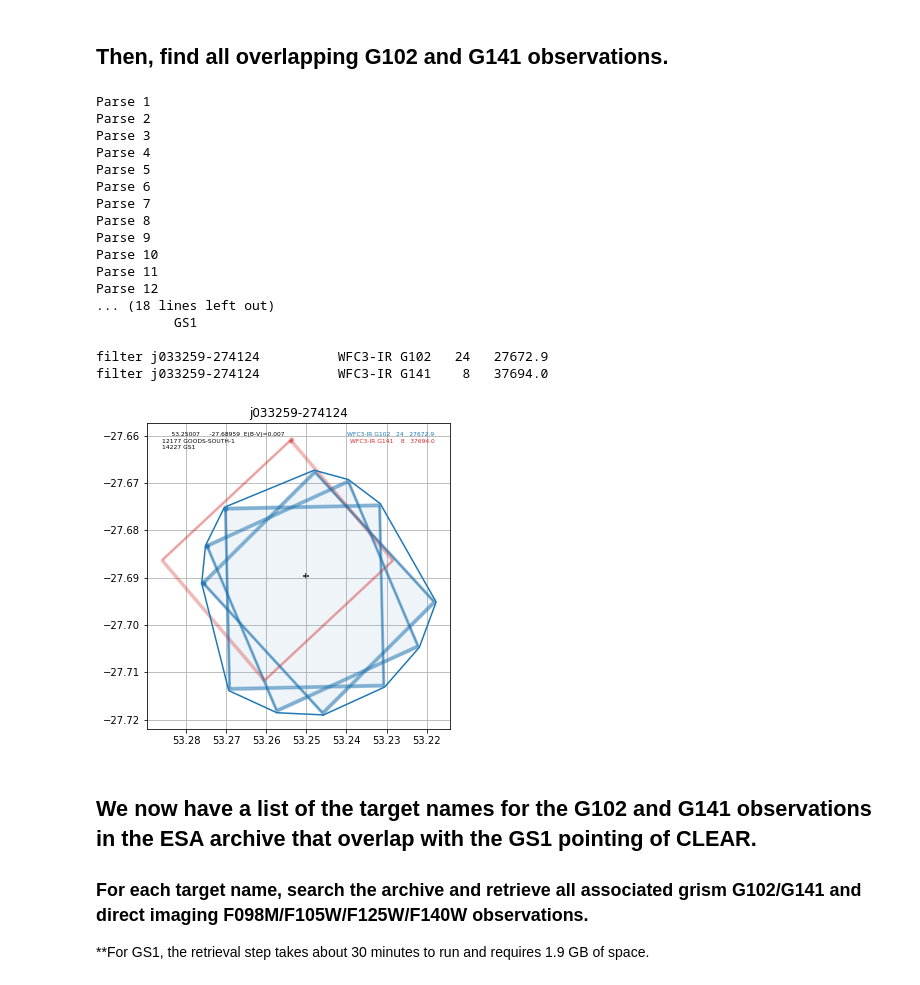
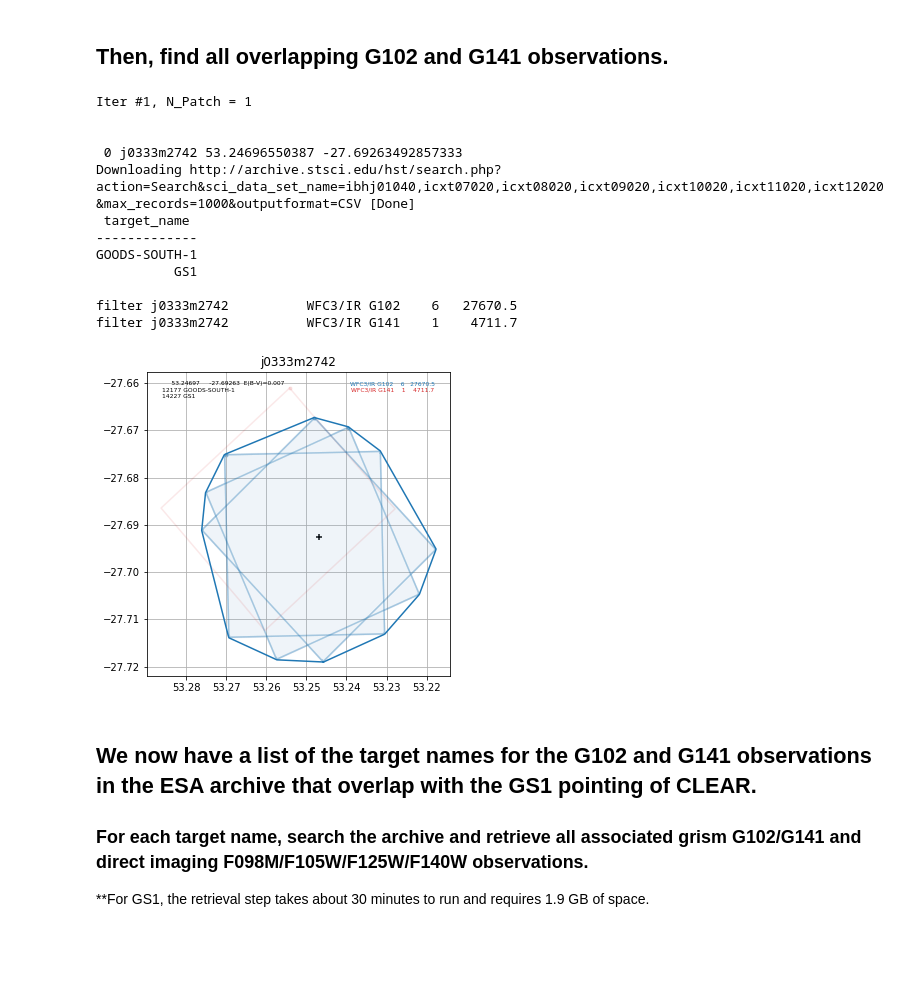
Before and after one commit to ivastar/clear, a Jupyter notebook: notebooks/grizli/grizli_retrieve_and_prep.ipynb, the cells around one changed output. Saved outputs shown, nothing was run; the diff lists cells and outputs as text; code cells hidden in the pictures; blank space fills up the shorter version.

Commit message:
adding mastquery functionality

```diff
--- a/notebooks/grizli/grizli_retrieve_and_prep.ipynb
+++ b/notebooks/grizli/grizli_retrieve_and_prep.ipynb
@@ -9,7 +9,14 @@ Retrieve and reduce raw CLEAR G102/F105W and 3D-HST G141/F140W observations for
 These series of notebooks draw heavily from Gabe Brammer's existing grizli notebooks, which are available at https://github.com/gbrammer/grizli/tree/master/examples, but with specific focus for the CLEAR survey.
 # %%
 import grizli
-from hsaquery import query, overlaps
+
+try:
+    from mastquery import query, overlaps
+    use_mquery = True
+except:
+    from hsaquery import query, overlaps
+    use_mquery = False
+
 import os
 import numpy as np
 from grizli.pipeline import auto_script
@@ -45,9 +52,18 @@ os.chdir(HOME_PATH)
 # %%
 if True:
     # The parent query targets only the G102 observations in the CLEAR pointing 'GS1'
-    extra = query.DEFAULT_EXTRA.copy()
-    extra += ["TARGET.TARGET_NAME LIKE '%s'"%field]
+
+    if use_mquery:
+        extra = {'target_name':field}
+    else:
+        extra = query.DEFAULT_EXTRA.copy()
+        extra += ["TARGET.TARGET_NAME LIKE '%s'"%field]
 
     # proposid 14227 = CLEAR
-    parent = query.run_query(proposid = [14227], instruments=['WFC3-IR', 'ACS-WFC'],
-                         extensions=['FLT'], filters=['G102'], extra = extra)
+    #parent = query.run_query(box = None, proposid = [14227], instruments=['WFC3/IR', 'ACS/WFC'],
+    #                     extensions=['FLT'], filters=['G102'], extra = {'target_name':field})
+    #parent = query.run_query(box=None, proposal_id=[11359], instruments=['WFC3/IR', 'ACS/WFC'],
+    #                     filters=['G102','G141'])
+
+    parent = query.run_query(box = None, proposal_id = [14227], instruments=['WFC3/IR', 'ACS/WFC'],
+                             filters = ['G102'], target_name = 'GS1')
@@ -56,42 +74,37 @@ if True:
 # %%
 if True:
     # Finding all overlapping G102 and G141 observations in the archive
-    tabs = overlaps.find_overlaps(parent, buffer_arcmin=0.01, filters=['G102', 'G141'],
-                                  instruments=['WFC3-IR','WFC3-UVIS','ACS-WFC'], extra=[],
-                                  close=False)
+    tabs = overlaps.find_overlaps(parent, buffer_arcmin=0.01,
+                                  filters=['G102', 'G141'],
+                                  instruments=['WFC3/IR','WFC3/UVIS','ACS/WFC'], close=False)
 
     footprint_fits_file = glob('*footprint.fits')[0]
     jtargname = footprint_fits_file.strip('_footprint.fits')
 
     fp_fits = fits.open(footprint_fits_file)
 
     overlapping_target_names = set(fp_fits[1].data['target'])
     s3_status = os.system('aws s3 ls s3://stpubdata --request-payer requester')
 
     # Move the figure files to $HOME_PATH/query_results/ so that they are not overwritten
     os.system('cp %s/%s_footprint.fits %s/query_results/%s_footprint_%s.fits'%(HOME_PATH, jtargname, HOME_PATH, jtargname, 'all_G102_G141'))
     os.system('cp %s/%s_footprint.npy %s/query_results/%s_footprint_%s.npy'%(HOME_PATH, jtargname, HOME_PATH, jtargname,  'all_G102_G141'))
     os.system('cp %s/%s_footprint.pdf %s/query_results/%s_footprint_%s.pdf'%(HOME_PATH, jtargname, HOME_PATH, jtargname,  'all_G102_G141'))
     os.system('cp %s/%s_info.dat %s/query_results/%s_info_%s.dat'%(HOME_PATH, jtargname, HOME_PATH, jtargname,  'all_G102_G141'))
 # %% [output]
-Parse 1
-Parse 2
-Parse 3
-Parse 4
-Parse 5
-Parse 6
-Parse 7
-Parse 8
-Parse 9
-Parse 10
-Parse 11
-Parse 12
-... (18 lines left out)
+Iter #1, N_Patch = 1
+
+
+ 0 j0333m2742 53.24696550387 -27.69263492857333
+Downloading http://archive.stsci.edu/hst/search.php?action=Search&sci_data_set_name=ibhj01040,icxt07020,icxt08020,icxt09020,icxt10020,icxt11020,icxt12020&max_records=1000&outputformat=CSV [Done]
+ target_name
+-------------
+GOODS-SOUTH-1
           GS1
 
-filter j033259-274124          WFC3-IR G102   24   27672.9
-filter j033259-274124          WFC3-IR G141    8   37694.0
+filter j0333m2742          WFC3/IR G102    6   27670.5
+filter j0333m2742          WFC3/IR G141    1    4711.7
-[figure, old version]
+[figure, new version]
 # %% [markdown]
 ## We now have a list of the target names for the G102 and G141 observations in the ESA archive that overlap with the GS1 pointing of CLEAR.
 
```
Also changed, not shown: parts of 5 cells of this notebook.
